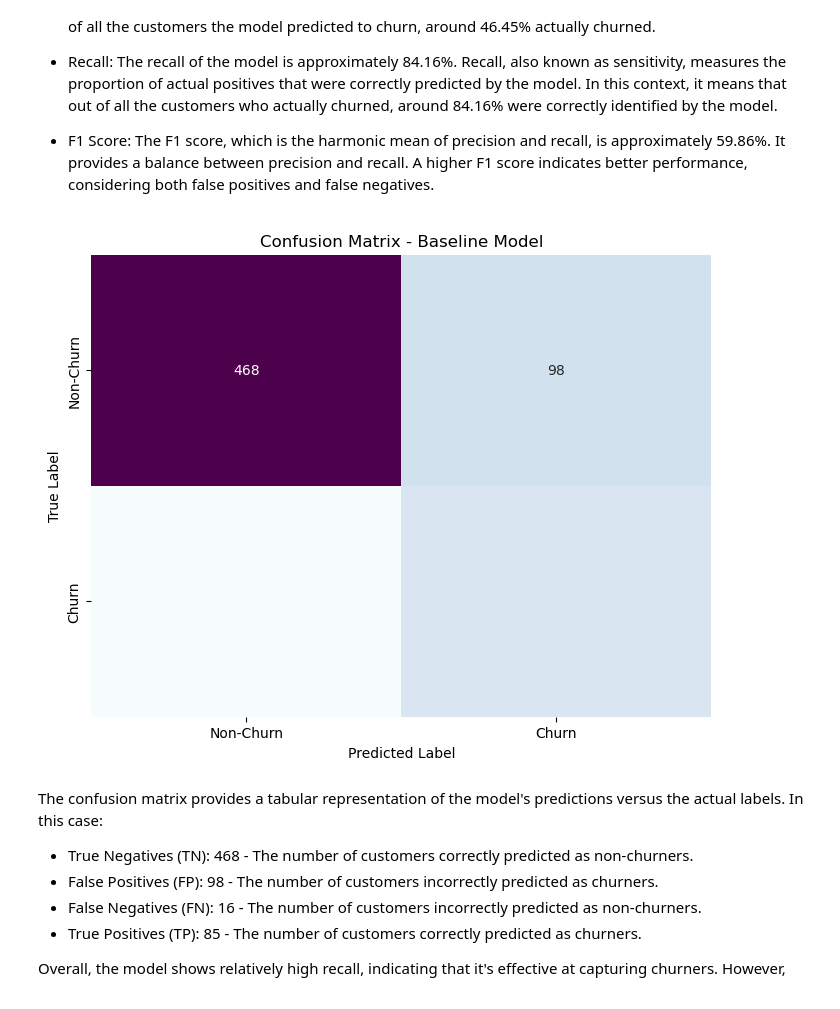
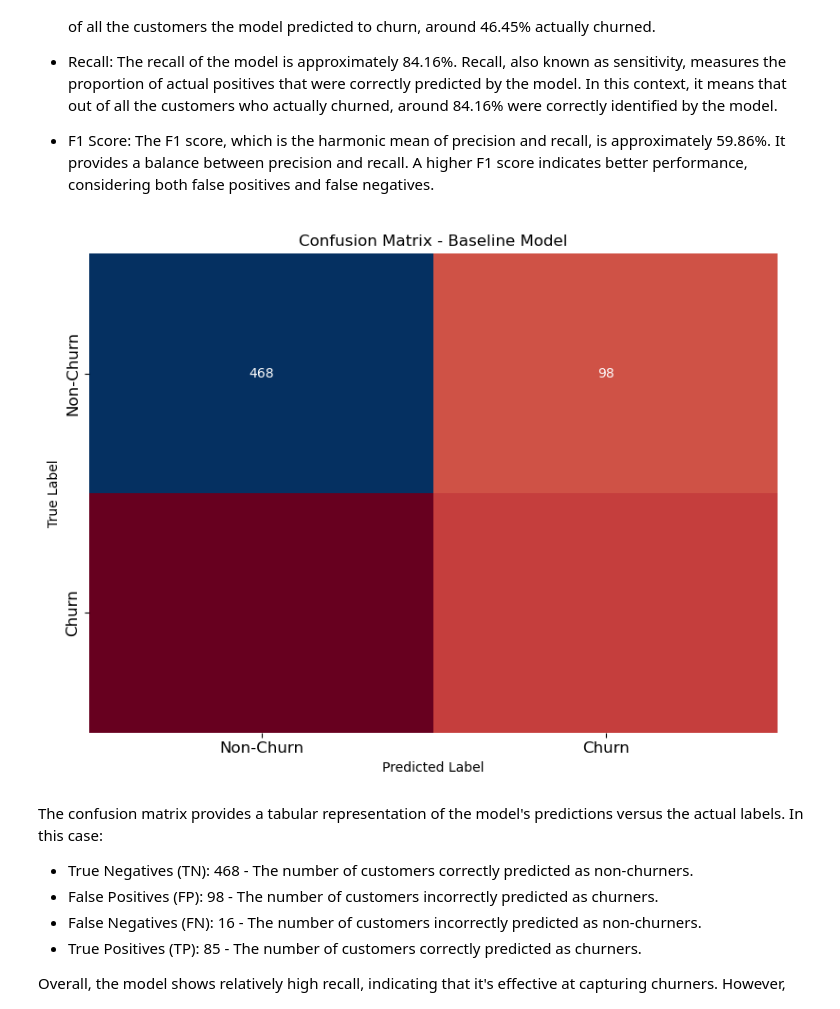
Before and after one commit to CKGaithuma/SyriaTel-Customer-Churn-ML-PROJECT, a Jupyter notebook: SyriaTel_Customer_Churn_EDA.ipynb, the cells around one changed output. Drawn from its saved outputs; the diff is of its cells as text; code cells hidden in the pictures.

```diff
--- a/SyriaTel_Customer_Churn_EDA.ipynb
+++ b/SyriaTel_Customer_Churn_EDA.ipynb
@@ -363,18 +408,21 @@ For the Baseline Logistic Regression Model:
 # %%
 # Vizualization of the confusion matrix
 conf_matrix = confusion_matrix(y_test, baseline_pred)
 
 # Plot the confusion matrix
 plt.figure(figsize=(8, 6))
-sns.heatmap(conf_matrix, annot=True, fmt='d', cmap='BuPu', cbar=False)
+sns.heatmap(conf_matrix, annot=True, fmt='d', cmap='RdBu', cbar=False)
 plt.title('Confusion Matrix - Baseline Model')
 plt.xlabel('Predicted Label')
 plt.ylabel('True Label')
-plt.xticks(ticks=[0.5, 1.5], labels=['Non-Churn', 'Churn'])
-plt.yticks(ticks=[0.5, 1.5], labels=['Non-Churn', 'Churn'])
+plt.xticks(ticks=[0.5, 1.5], labels=['Non-Churn', 'Churn'], fontsize=12)
+plt.yticks(ticks=[0.5, 1.5], labels=['Non-Churn', 'Churn'] , fontsize=12)
+
+plt.tight_layout()
+
 plt.show()
 # %% [output]
-[figure, old version]
+[figure, new version]
 # %% [markdown]
 The confusion matrix provides a tabular representation of the model's predictions versus the actual labels. In this case:
 
```
Also changed, not shown: parts of 18 cells of this notebook.
